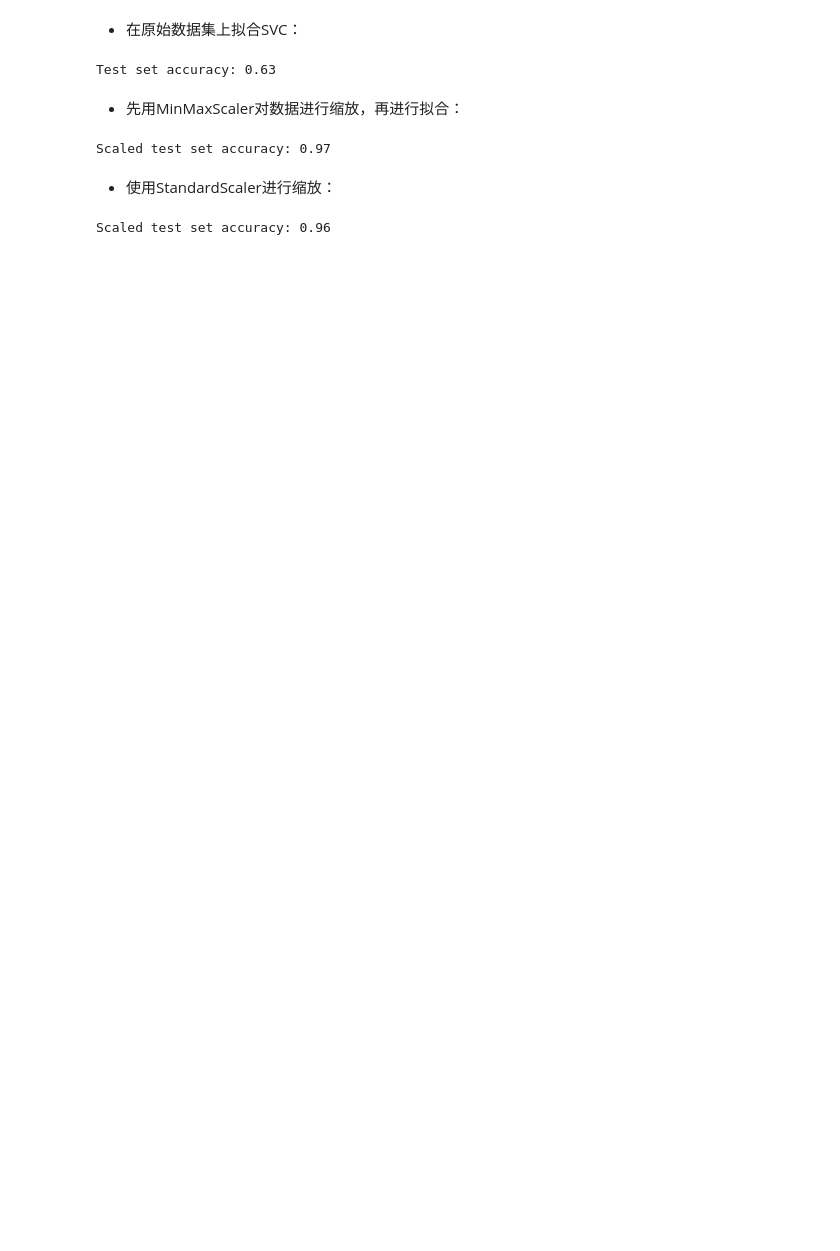
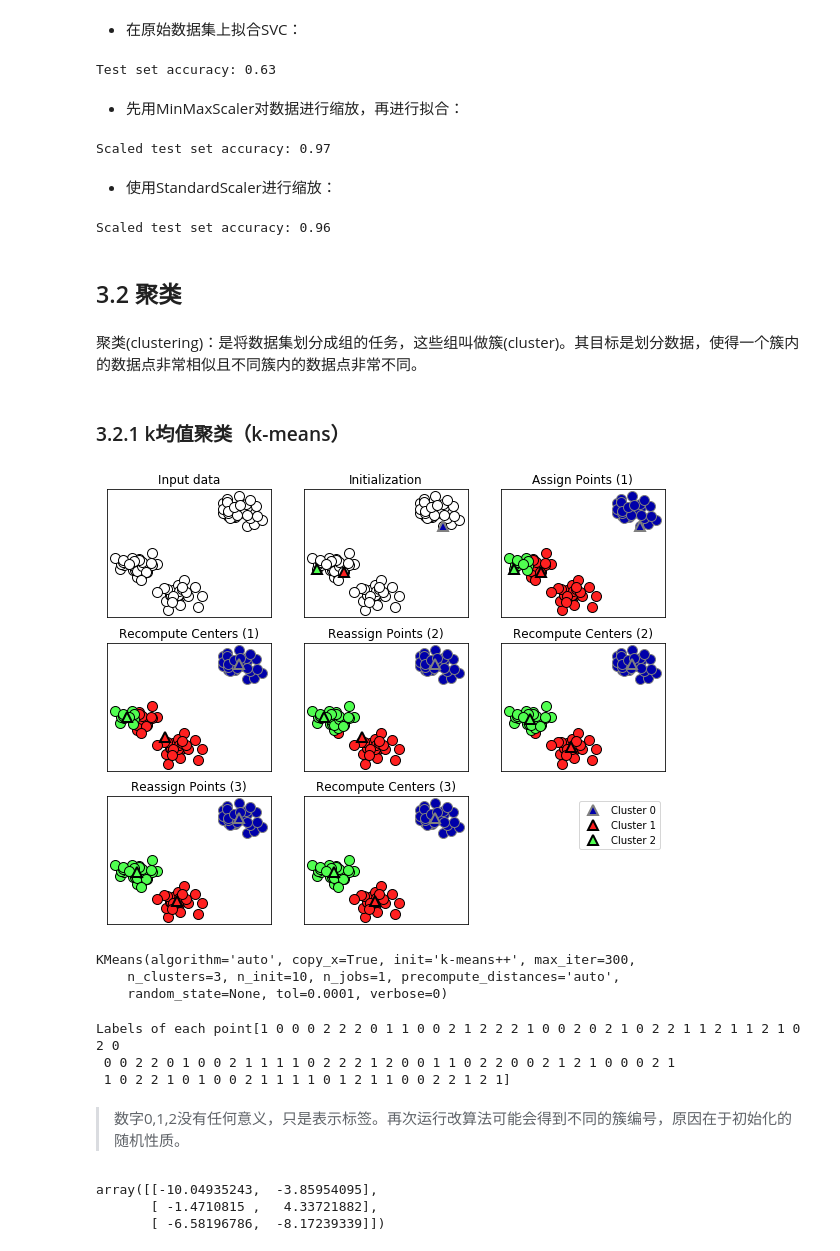
Before and after one commit to libingallin/introduction-to-ml, a Jupyter notebook: ch3_unsupervied_learning_and_preprocessing.ipynb, the cells around one changed output. Saved outputs shown, nothing was run; the diff lists cells and outputs as text; code cells hidden in the pictures; blank space fills up the shorter version.

```diff
--- a/ch3_unsupervied_learning_and_preprocessing.ipynb
+++ b/ch3_unsupervied_learning_and_preprocessing.ipynb
@@ -341,3 +341,50 @@ print("Scaled test set accuracy: {:.2f}".format(
     svc.score(X_test_scaled, y_test)))
 # %% [output]
 Scaled test set accuracy: 0.96
+# %% [markdown]
+## 3.2 聚类
+# %% [markdown]
+聚类(clustering)：是将数据集划分成组的任务，这些组叫做簇(cluster)。其目标是划分数据，使得一个簇内的数据点非常相似且不同簇内的数据点非常不同。
+# %% [markdown]
+### 3.2.1 k均值聚类（k-means）
+# %%
+# Common imports
+import pandas as pd
+import numpy as np
+
+# To plot pretty figures
+%matplotlib inline
+import matplotlib
+import matplotlib.pyplot as plt
+from matplotlib.colors import ListedColormap
+plt.rcParams['axes.labelsize'] = 14
+plt.rcParams['xtick.labelsize'] = 12
+plt.rcParams['ytick.labelsize'] = 12
+
+import mglearn
+# %%
+mglearn.plots.plot_kmeans_algorithm()
+# %% [output]
+[figure, added]
+# %%
+from sklearn.datasets import make_blobs
+from sklearn.cluster import KMeans
+
+# Create dataset
+X, y = make_blobs(random_state=1)
+
+# Build clustering model
+kmeans = KMeans(n_clusters=3)
+kmeans.fit(X)
+# %% [output]
+KMeans(algorithm='auto', copy_x=True, init='k-means++', max_iter=300,
+    n_clusters=3, n_init=10, n_jobs=1, precompute_distances='auto',
+    random_state=None, tol=0.0001, verbose=0)
+# %%
+print("Labels of each point:\b{}".format(kmeans.labels_))
+# %% [output]
+Labels of each point[1 0 0 0 2 2 2 0 1 1 0 0 2 1 2 2 2 1 0 0 2 0 2 1 0 2 2 1 1 2 1 1 2 1 0 2 0
+ 0 0 2 2 0 1 0 0 2 1 1 1 1 0 2 2 2 1 2 0 0 1 1 0 2 2 0 0 2 1 2 1 0 0 0 2 1
+ 1 0 2 2 1 0 1 0 0 2 1 1 1 1 0 1 2 1 1 0 0 2 2 1 2 1]
+# %% [markdown]
+> 数字0,1,2没有任何意义，只是表示标签。再次运行改算法可能会得到不同的簇编号，原因在于初始化的随机性质。
@@ -343,0 +393,6 @@ Scaled test set accuracy: 0.96
+# %%
+kmeans.cluster_centers_
+# %% [output]
+array([[-10.04935243,  -3.85954095],
+       [ -1.4710815 ,   4.33721882],
+       [ -6.58196786,  -8.17239339]])
```
Also changed, not shown: parts of 55 cells of this notebook.
